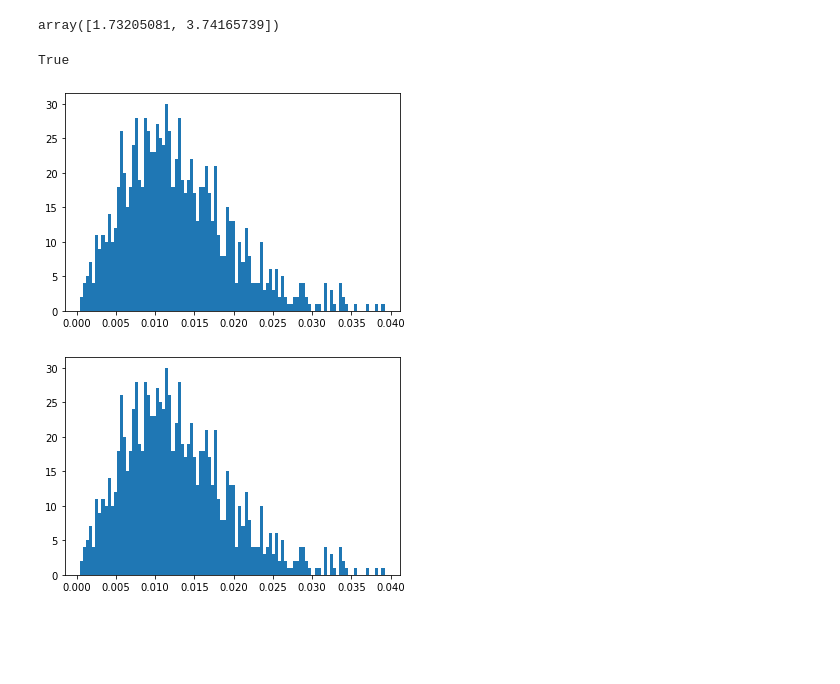
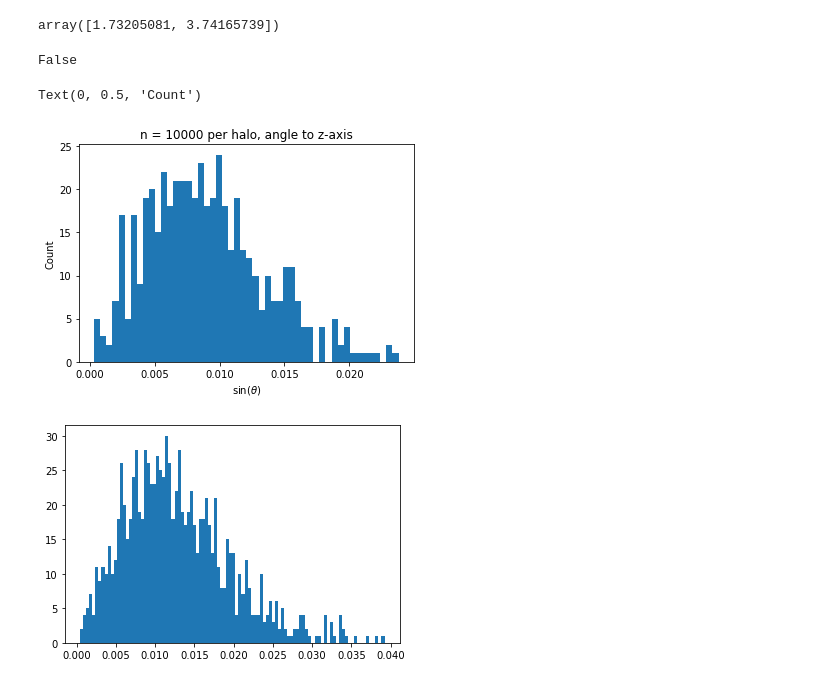
Before and after one commit to aphearin/ellipsoidal_nfw, a Jupyter notebook: halo_orientations.ipynb, the cells around one changed output. Cells and saved outputs as stored; diff of their text form; code cells hidden in the pictures; blank space fills up the shorter version.

```diff
--- a/halo_orientations.ipynb
+++ b/halo_orientations.ipynb
@@ -93,6 +93,28 @@ npts = 5000
 conc = np.zeros(npts)+5.
 x, y, z = random_nfw_ellipsoid(conc, a=0.4, b=0.5, c=1)
 coords = np.array( [ coord for coord in zip(x,y,z) ] )
+# %%
+runs = 5
+repetitions = 500
+frac = 0.8
+npts = 10000
+
+perfect_axes = np.array( [ np.array([0,0,1]) for i in range(repetitions) ] )
+#coords_A = np.array( [coords for i in range(repetitions) ] )
+
+coords_A = []
+coords_B = []
+for i in range(repetitions):
+    #npts = 500000
+    conc = np.zeros(npts)+5.
+    x, y, z = random_nfw_ellipsoid(conc, a=0.5, b=0.5, c=1)
+    coords = np.array( [ coord for coord in zip(x,y,z) ] )
+    coords_A.append( coords )
+    coords_B.append( downsample_halo(coords, frac) )
+coords_A = np.array(coords_A)
+coords_B = np.array(coords_B)
+lengths_A, evecs_A = separate_axes( calculate_axes(coords_A) )
+lengths_B, evecs_B = separate_axes( calculate_axes(coords_B) )
 # %%
 runs = 5
 repetitions = 10
@@ -206,18 +227,22 @@ r
 array([1.73205081, 3.74165739])
 # %%
 perfect_angles = angles_between_list_of_vectors( perfect_axes, evecs_A[:,:,0] )
-#perfect_angles = np.minimum( perfect_angles, np.pi-perfect_angles )
+perfect_angles = np.minimum( perfect_angles, np.pi-perfect_angles )
 thetas, phis = theta_phi(evecs_A[:,:,0])
 # %%
 all( abs(perfect_angles-thetas) < 0.00001 )
 # %% [output]
-True
+False
 # %%
 #perfect_angles = sorted(perfect_angles)
-plt.hist(np.minimum(perfect_angles,np.pi-perfect_angles),bins=100);
+plt.hist(np.sin(perfect_angles),bins=50);
+plt.title("n = 10000 per halo, angle to z-axis")
+plt.xlabel(r"sin($\theta$)")
+plt.ylabel("Count")
 #plt.hist(thetas)
 # %% [output]
+Text(0, 0.5, 'Count')
-[figure, old version]
+[figure, new version]
 # %%
 #plt.hist(perfect_angles)
 #thetas = sorted(thetas)
```
Also changed, not shown: parts of 4 cells of this notebook.
